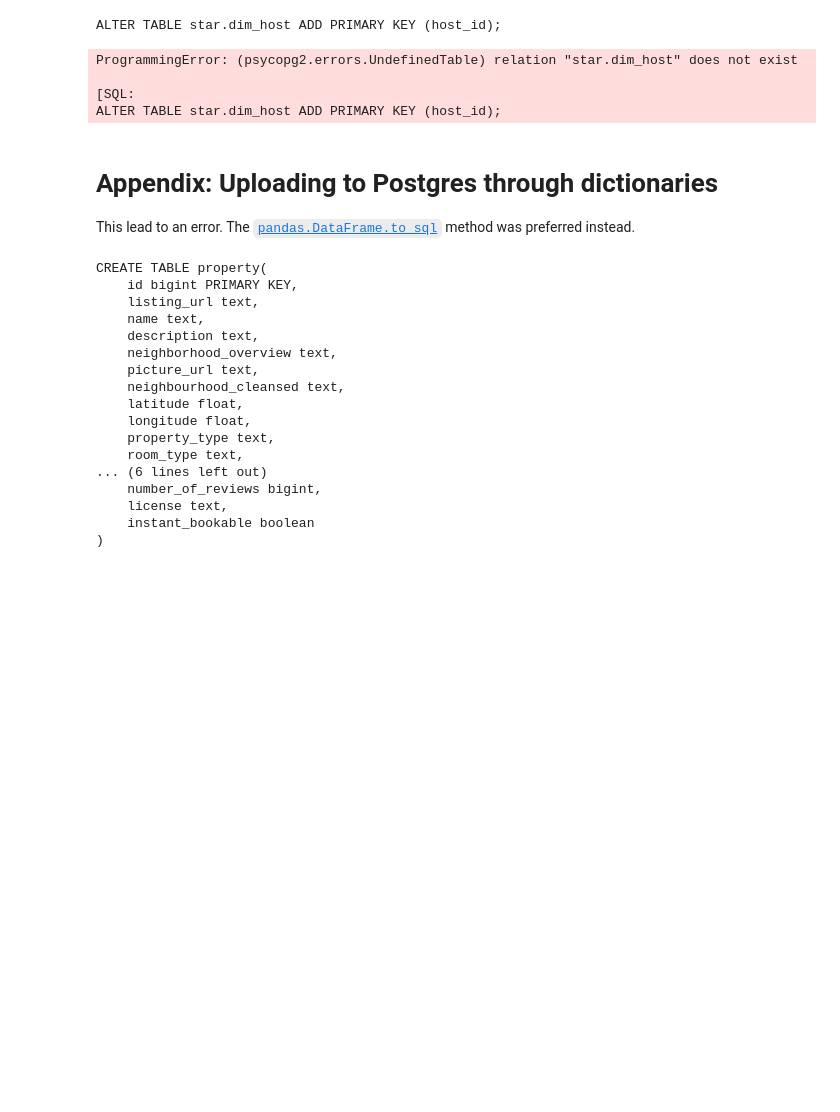
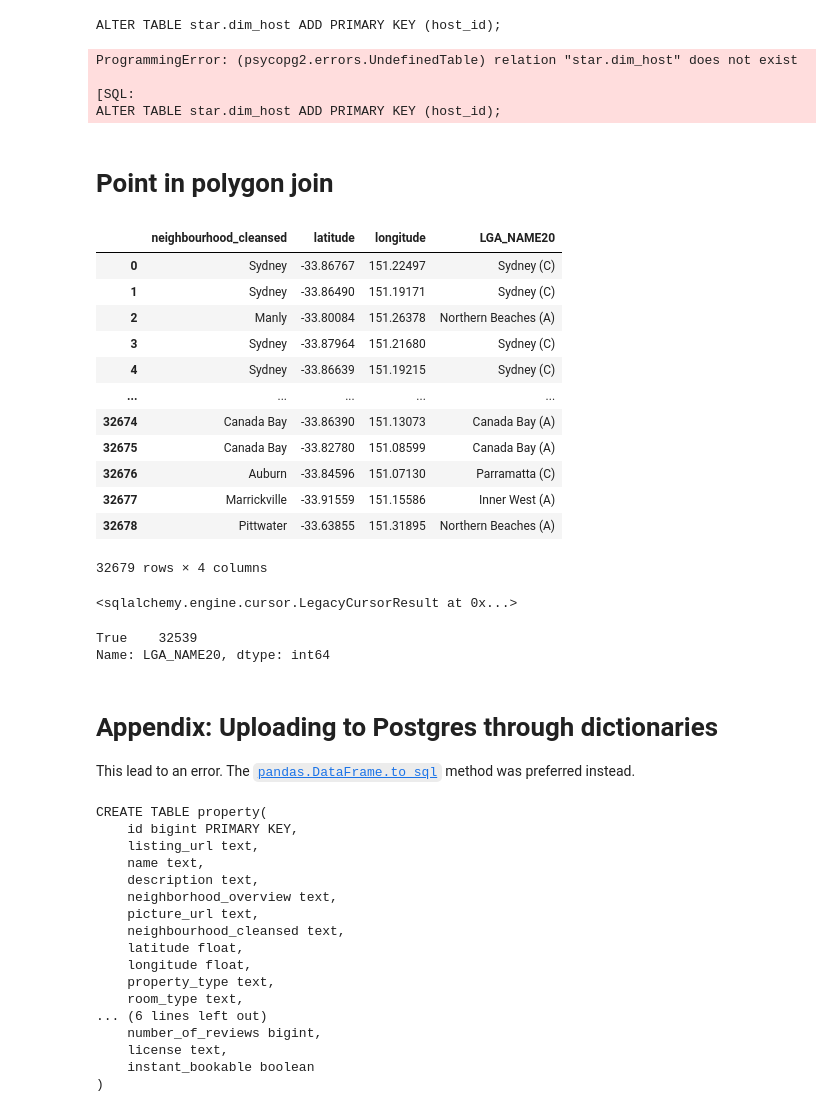
Before and after one commit to roger-yu-ds/bde_ass_2, a Jupyter notebook: notebooks/2_design_star_schema.ipynb, the cells around one changed output. Cells and saved outputs as stored; diff of their text form; code cells hidden in the pictures; blank space fills up the shorter version.

```diff
--- a/notebooks/2_design_star_schema.ipynb
+++ b/notebooks/2_design_star_schema.ipynb
@@ -589,6 +690,60 @@ ProgrammingError: (psycopg2.errors.UndefinedTable) relation "star.dim_host" does
 
 [SQL:
 ALTER TABLE star.dim_host ADD PRIMARY KEY (host_id);
+# %% [markdown]
+# Point in polygon join
+# %%
+query = f"""
+select
+  tld.neighbourhood_cleansed
+, tld.latitude
+, tld.longitude
+, tsd."LGA_NAME20"
+from raw.test_listing_df tld
+left join raw.test_shape_df tsd
+on ST_CONTAINS(st_setsrid(tsd.geometry, 4326), ST_SetSRID(st_point(tld.longitude, tld.latitude), 4326))
+"""
+
+polygon_join = pd.read_sql(con=engine,
+                           sql=query)
+# %%
+polygon_join
+# %% [output]
+|  | neighbourhood_cleansed | latitude | longitude | LGA_NAME20 |
+| 0 | Sydney | -33.86767 | 151.22497 | Sydney (C) |
+| 1 | Sydney | -33.86490 | 151.19171 | Sydney (C) |
+| 2 | Manly | -33.80084 | 151.26378 | Northern Beaches (A) |
+| 3 | Sydney | -33.87964 | 151.21680 | Sydney (C) |
+| 4 | Sydney | -33.86639 | 151.19215 | Sydney (C) |
+| ... | ... | ... | ... | ... |
+| 32674 | Canada Bay | -33.86390 | 151.13073 | Canada Bay (A) |
+| 32675 | Canada Bay | -33.82780 | 151.08599 | Canada Bay (A) |
+| 32676 | Auburn | -33.84596 | 151.07130 | Parramatta (C) |
+| 32677 | Marrickville | -33.91559 | 151.15586 | Inner West (A) |
+| 32678 | Pittwater | -33.63855 | 151.31895 | Northern Beaches (A) |
+32679 rows × 4 columns
+# %%
+query = f"""
+select
+  tld.neighbourhood_cleansed
+, tld.latitude
+, tld.longitude
+, tsd."LGA_NAME20"
+into star.test_listing_join
+from raw.test_listing_df tld
+left join raw.test_shape_df tsd
+on ST_CONTAINS(st_setsrid(tsd.geometry, 4326), ST_SetSRID(st_point(tld.longitude, tld.latitude), 4326))
+limit 10
+"""
+
+engine.connect().execute(query)
+# %% [output]
+<sqlalchemy.engine.cursor.LegacyCursorResult at 0x...>
+# %%
+polygon_join.LGA_NAME20.notnull().value_counts()
+# %% [output]
+True    32539
+Name: LGA_NAME20, dtype: int64
 # %% [markdown]
 # Appendix: Uploading to Postgres through dictionaries
 
```
Also changed, not shown: parts of 39 cells of this notebook, 1 other file.
